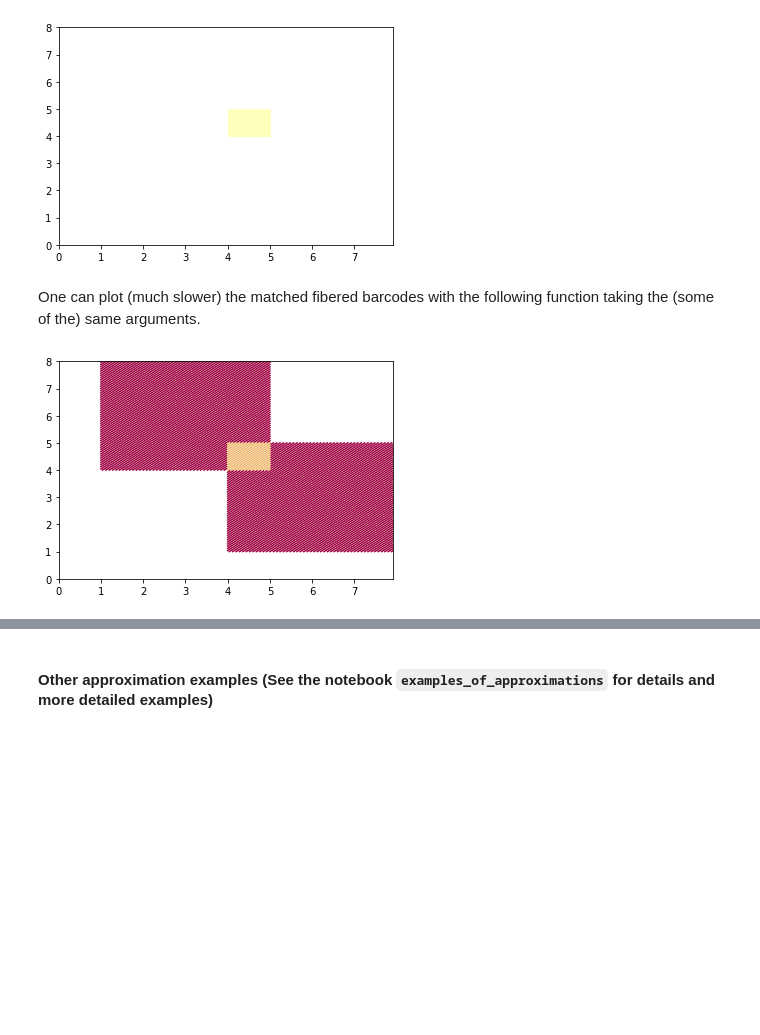
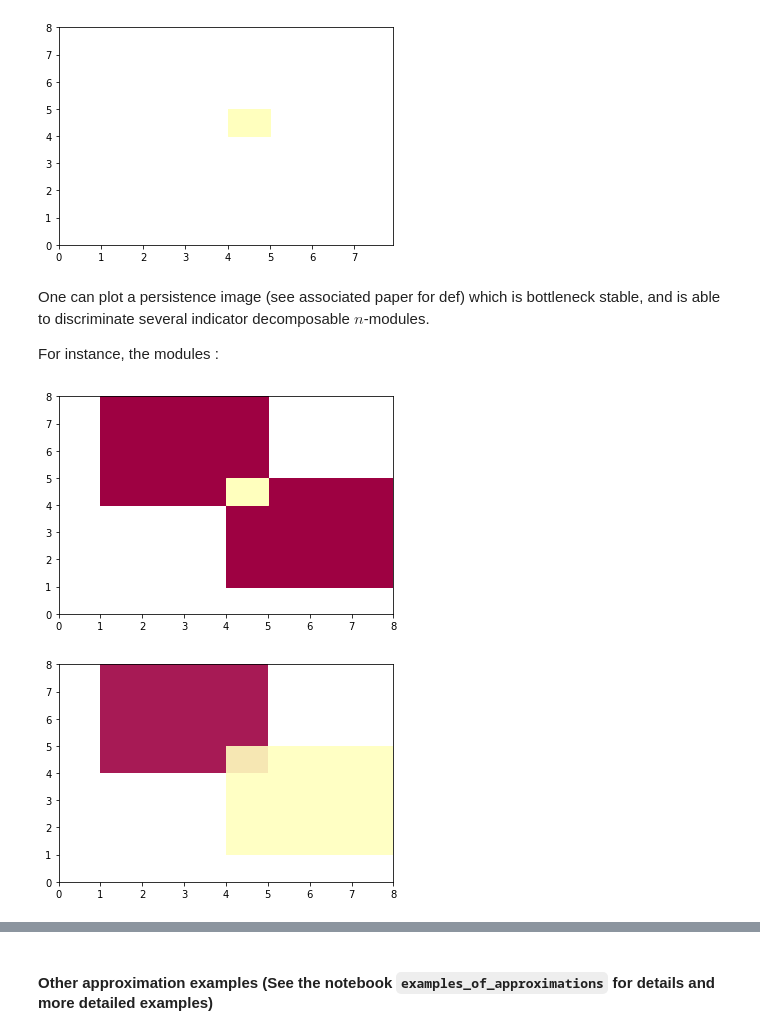
Before and after one commit to DavidLapous/multipers, a Jupyter notebook: How to use custom vineyards.ipynb, the cells around one changed output, grey strips where cells are left out. Saved outputs shown, nothing was run; the diff lists cells and outputs as text; code cells hidden in the pictures; blank space fills up the shorter version.

```diff
--- a/How to use custom vineyards.ipynb
+++ b/How to use custom vineyards.ipynb
@@ -145,8 +145,25 @@ plot_approx_2d(s, F, precision, box, dimension = 1, separated=1)
 [figure]
 [figure]
 # %% [markdown]
-One can plot (much slower) the matched fibered barcodes with the following function taking the (some of the) same arguments.
+One can plot a persistence image (see associated paper for def) which is bottleneck stable, and is able to discriminate several indicator decomposable $n$-modules.
+
+For instance, the modules :
 # %%
-plot_vine_2d(s, F, precision, box, dimension = 1)
+s2 = gd.SimplexTree()
+#cycle 1
+s2.insert([0,1,3])
+s2.insert([0,2,3])
+s2.insert([1,2,3])
+#cycle 2
+s2.insert([4,5,7])
+s2.insert([5,6,7])
+s2.insert([4,6,7])
+
+F2 = [[1,1,1,5,4,4,4,4], [4,4,4,4,1,1,1,5]]
+box = [[0,0],[8,8]]
+precision = 0.5
+plot_approx_2d(s, F, precision = precision, box = box, dimension = 1);
+plot_approx_2d(s2, F2, precision = precision, box = box, dimension = 1, alpha = 0.9)
 # %% [output]
-[figure, old version]
+[figure, new version]
+[figure, added]
```
Also changed, not shown: parts of 10 cells of this notebook, 30 other files.
